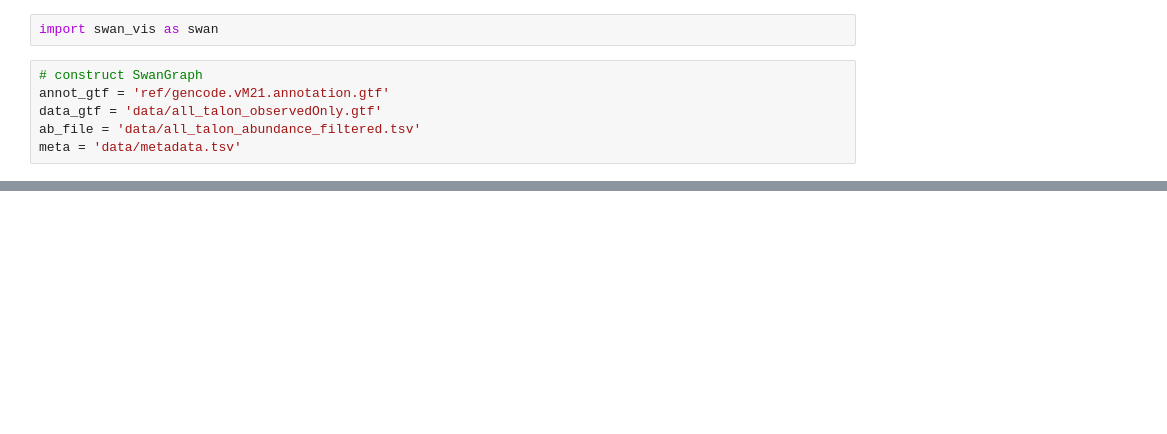
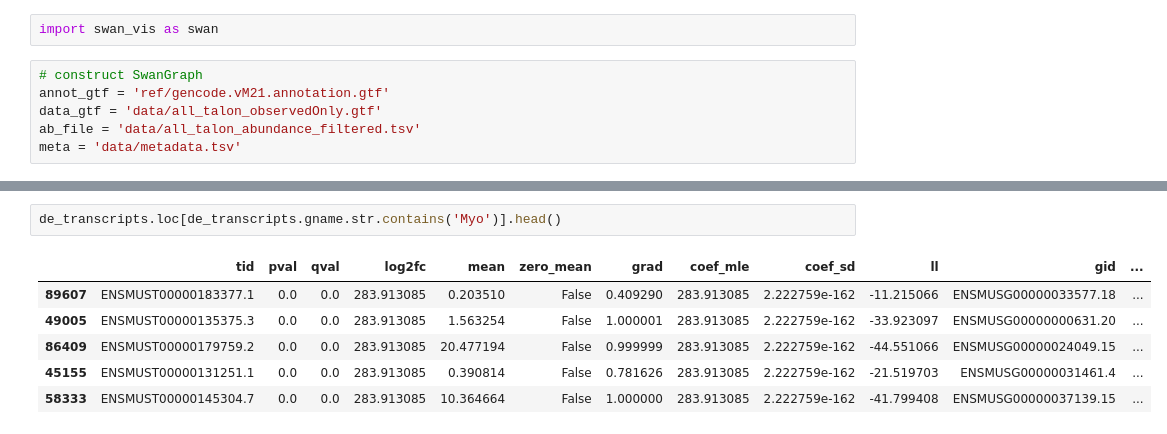
Before and after one commit to fairliereese/210830_ucd_workshop, a Jupyter notebook: swan.ipynb, the cells around one changed output, grey strips where cells are left out. Cells and saved outputs as stored; diff of their text form; blank space fills up the shorter version.

```diff
--- a/swan.ipynb
+++ b/swan.ipynb
@@ -25,0 +115,9 @@ Saving graph as swan.p
+# %%
+de_transcripts.loc[de_transcripts.gname.str.contains('Myo')].head()
+# %% [output]
+|  | tid | pval | qval | log2fc | mean | zero_mean | grad | coef_mle | coef_sd | ll | gid | ... |
+| 89607 | ENSMUST00000183377.1 | 0.0 | 0.0 | 283.913085 | 0.203510 | False | 0.409290 | 283.913085 | 2.222759e-162 | -11.215066 | ENSMUSG00000033577.18 | ... |
+| 49005 | ENSMUST00000135375.3 | 0.0 | 0.0 | 283.913085 | 1.563254 | False | 1.000001 | 283.913085 | 2.222759e-162 | -33.923097 | ENSMUSG00000000631.20 | ... |
+| 86409 | ENSMUST00000179759.2 | 0.0 | 0.0 | 283.913085 | 20.477194 | False | 0.999999 | 283.913085 | 2.222759e-162 | -44.551066 | ENSMUSG00000024049.15 | ... |
+| 45155 | ENSMUST00000131251.1 | 0.0 | 0.0 | 283.913085 | 0.390814 | False | 0.781626 | 283.913085 | 2.222759e-162 | -21.519703 | ENSMUSG00000031461.4 | ... |
+| 58333 | ENSMUST00000145304.7 | 0.0 | 0.0 | 283.913085 | 10.364664 | False | 1.000000 | 283.913085 | 2.222759e-162 | -41.799408 | ENSMUSG00000037139.15 | ... |
```
Also changed, not shown: parts of 41 cells of this notebook.
